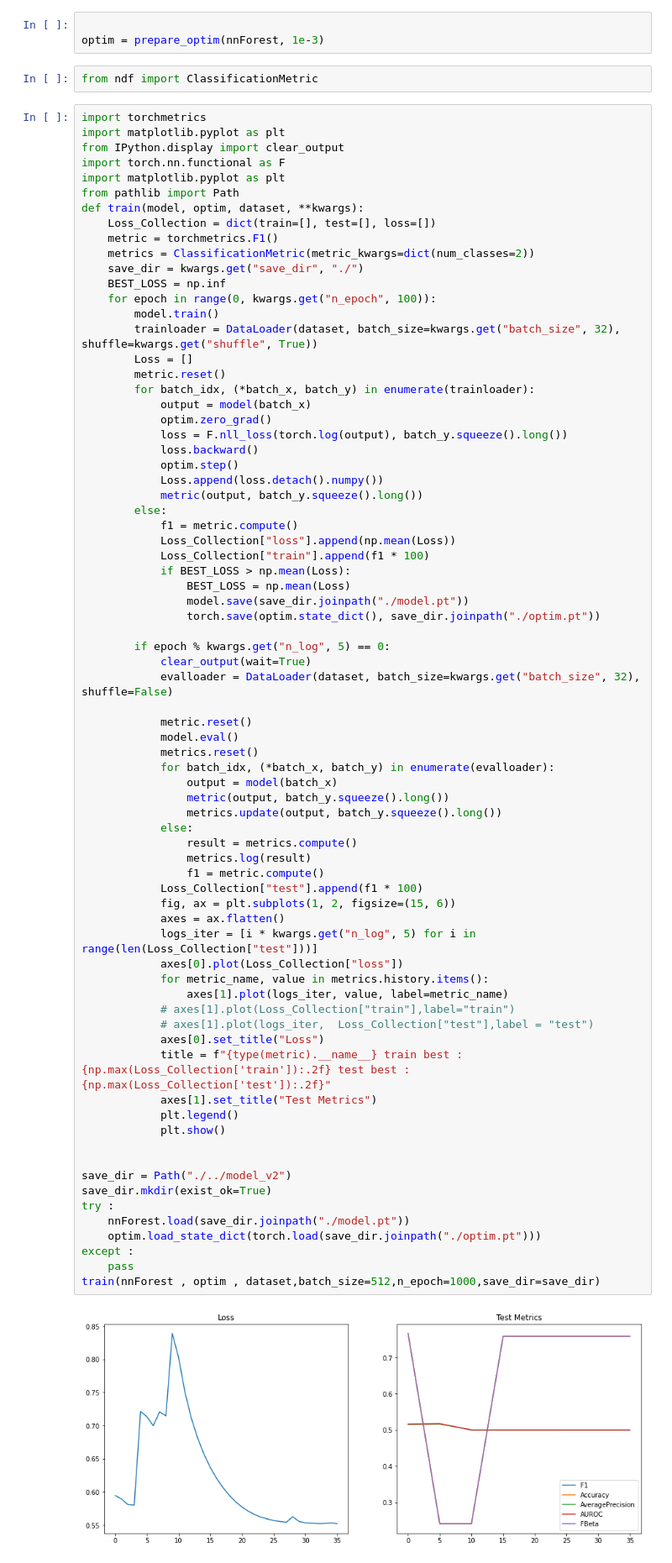
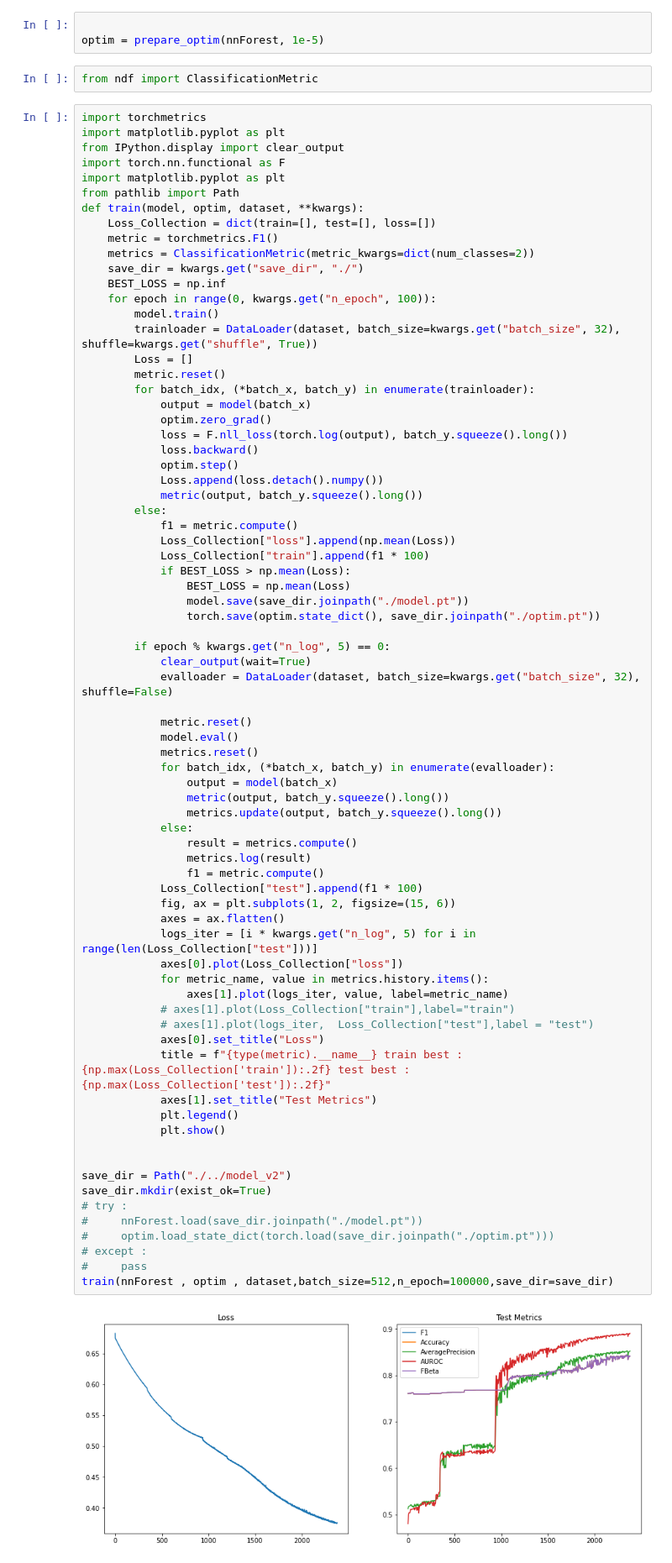
Before and after one commit to sungreong/Neural_Decision_Forests_Pytorch, a Jupyter notebook: jupyter/tree_model_numeric_category.ipynb, the cells around one changed output. Shown: that part at 84% size. Cells and saved outputs as stored; diff of their text form.

```diff
--- a/jupyter/tree_model_numeric_category.ipynb
+++ b/jupyter/tree_model_numeric_category.ipynb
@@ -93,7 +93,7 @@ dataset = TabularNumCatDataset(numX , catX , y,cat_list)
 dataloader = DataLoader(dataset, batch_size=2, shuffle=True)
 # %%
 
-optim = prepare_optim(nnForest, 1e-3)
+optim = prepare_optim(nnForest, 1e-5)
 # %%
 from ndf import ClassificationMetric
 # %%
@@ -138,37 +138,37 @@ def train(model, optim, dataset, **kwargs):
             metric.reset()
             model.eval()
             metrics.reset()
             for batch_idx, (*batch_x, batch_y) in enumerate(evalloader):
                 output = model(batch_x)
                 metric(output, batch_y.squeeze().long())
                 metrics.update(output, batch_y.squeeze().long())
             else:
                 result = metrics.compute()
                 metrics.log(result)
                 f1 = metric.compute()
             Loss_Collection["test"].append(f1 * 100)
             fig, ax = plt.subplots(1, 2, figsize=(15, 6))
             axes = ax.flatten()
             logs_iter = [i * kwargs.get("n_log", 5) for i in range(len(Loss_Collection["test"]))]
             axes[0].plot(Loss_Collection["loss"])
             for metric_name, value in metrics.history.items():
                 axes[1].plot(logs_iter, value, label=metric_name)
             # axes[1].plot(Loss_Collection["train"],label="train")
             # axes[1].plot(logs_iter,  Loss_Collection["test"],label = "test")
             axes[0].set_title("Loss")
             title = f"{type(metric).__name__} train best : {np.max(Loss_Collection['train']):.2f} test best : {np.max(Loss_Collection['test']):.2f}"
             axes[1].set_title("Test Metrics")
             plt.legend()
             plt.show()
 
 
 save_dir = Path("./../model_v2")
 save_dir.mkdir(exist_ok=True)
-try :
-    nnForest.load(save_dir.joinpath("./model.pt"))
-    optim.load_state_dict(torch.load(save_dir.joinpath("./optim.pt")))
-except :
-    pass
-train(nnForest , optim , dataset,batch_size=512,n_epoch=1000,save_dir=save_dir)
+# try :
+#     nnForest.load(save_dir.joinpath("./model.pt"))
+#     optim.load_state_dict(torch.load(save_dir.joinpath("./optim.pt")))
+# except :
+#     pass
+train(nnForest , optim , dataset,batch_size=512,n_epoch=100000,save_dir=save_dir)
 # %% [output]
-[figure, old version]
+[figure, new version]
```
Also changed, not shown: parts of 1 cell of this notebook, 4 other files.
